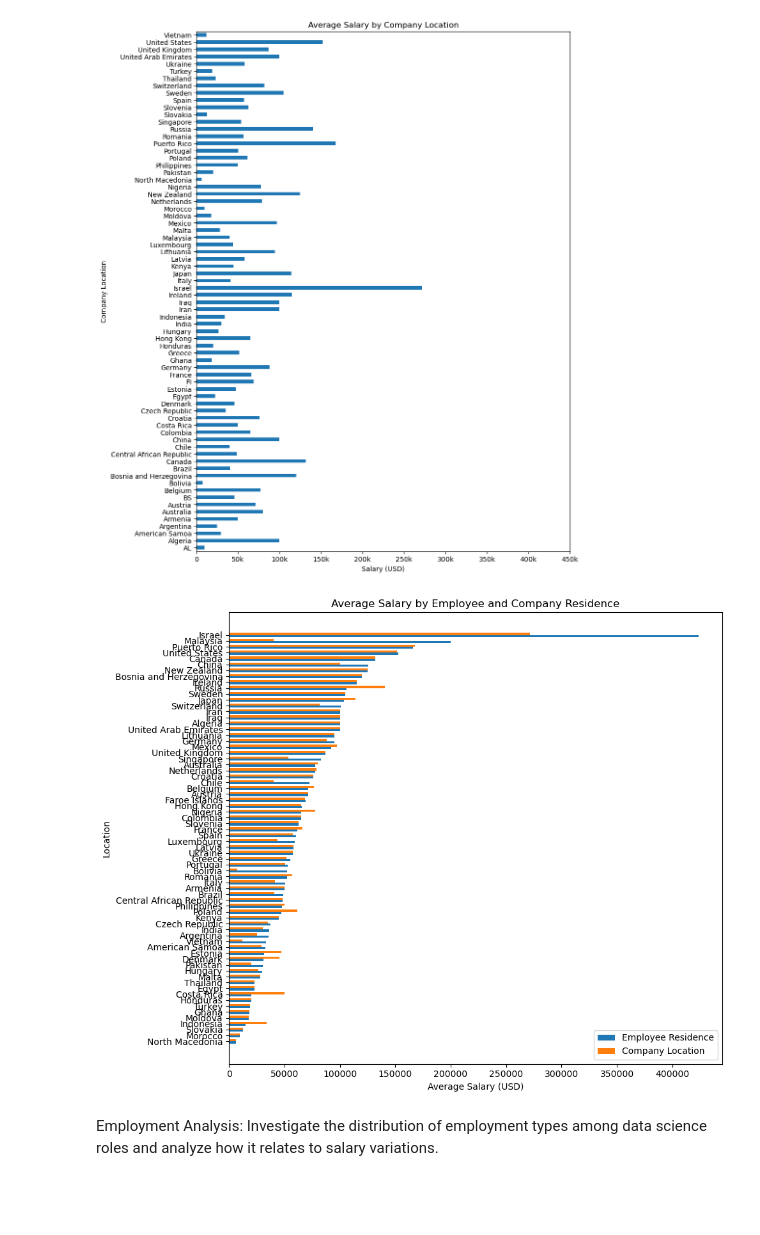
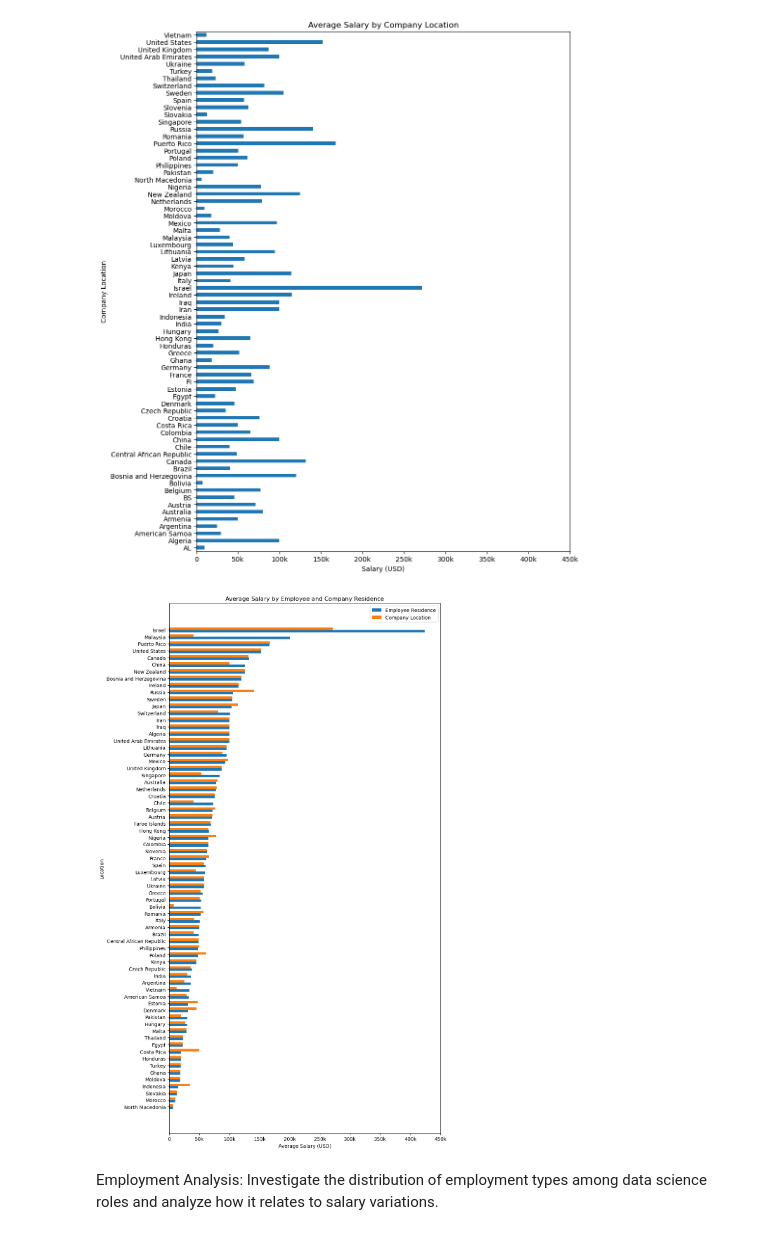
Before and after one commit to georgemcculloch/Data-Science-Salary-Analysis, a Jupyter notebook: data salaries.ipynb, the cells around one changed output. Cells and saved outputs as stored; diff of their text form; code cells hidden in the pictures; blank space fills up the shorter version.

```diff
--- a/data salaries.ipynb
+++ b/data salaries.ipynb
@@ -284,29 +284,33 @@ plt.show()
 # %%
 employee_locations = df['employee_residence'].unique()
 company_locations = df['company_location'].unique()
 
 common_locations = np.intersect1d(employee_locations, company_locations)
 
 avg_salary_by_employee_location = df[df['employee_residence'].isin(common_locations)].groupby('employee_residence')['salary_in_usd'].mean()
 avg_salary_by_company_location = df[df['company_location'].isin(common_locations)].groupby('company_location')['salary_in_usd'].mean()
 
 common_locations_sorted = common_locations[np.argsort(avg_salary_by_employee_location)]
 
 bar_width = 0.35
 y = np.arange(len(common_locations_sorted))
 
-plt.figure(figsize=(10, 8))
+plt.figure(figsize=(10, 16))
 plt.barh(y - bar_width/2, avg_salary_by_employee_location[common_locations_sorted], bar_width, label='Employee Residence')
 plt.barh(y + bar_width/2, avg_salary_by_company_location[common_locations_sorted], bar_width, label='Company Location')
 plt.xlabel('Average Salary (USD)')
 plt.ylabel('Location')
 plt.title('Average Salary by Employee and Company Residence')
 plt.yticks(y, common_locations_sorted)
 plt.legend()
 plt.tight_layout()
+
+# modify x axis
+plt.xticks(np.arange(0, 450001, 50000), ['0', '50k', '100k', '150k', '200k', '250k', '300k', '350k', '400k', '450k'])
+
 plt.show()
 # %% [output]
-[figure, old version]
+[figure, new version]
 # %% [markdown]
 Employment Analysis: Investigate the distribution of employment types among data science roles and analyze how it relates to salary variations.
 # %%
```
